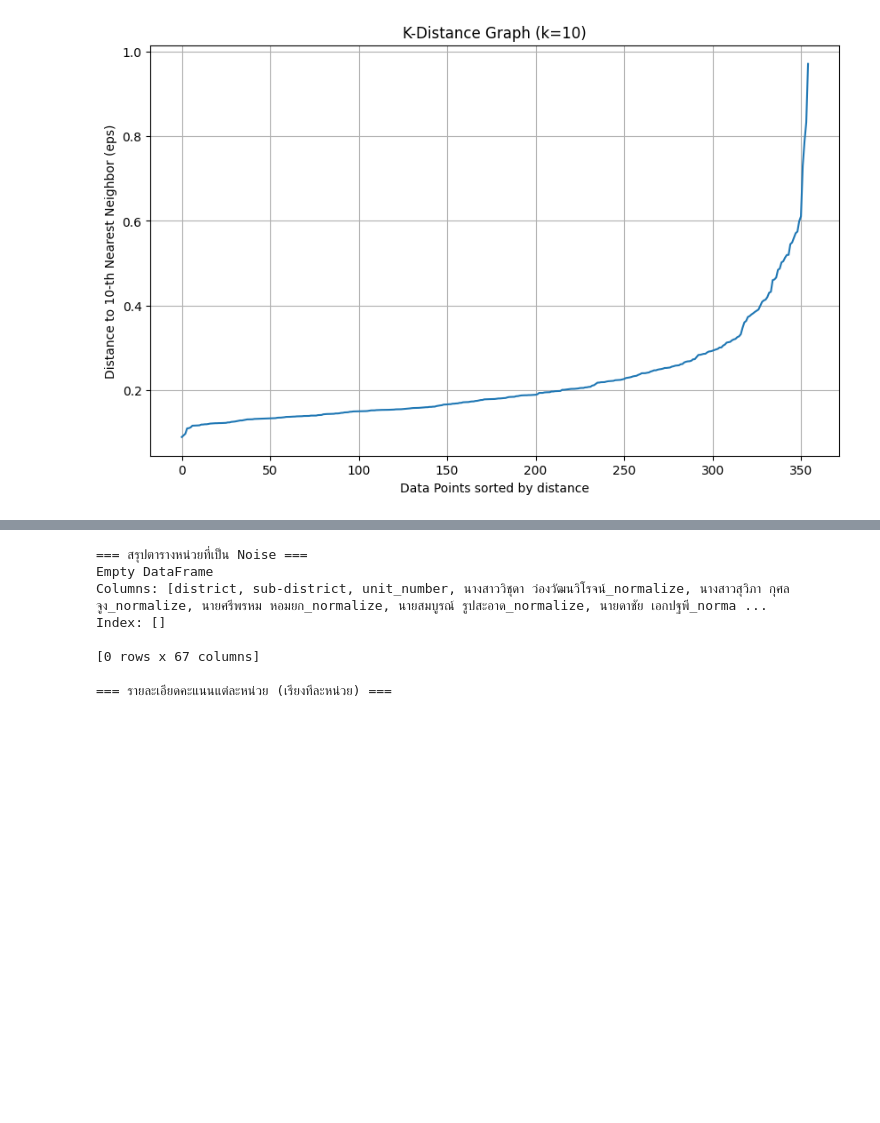
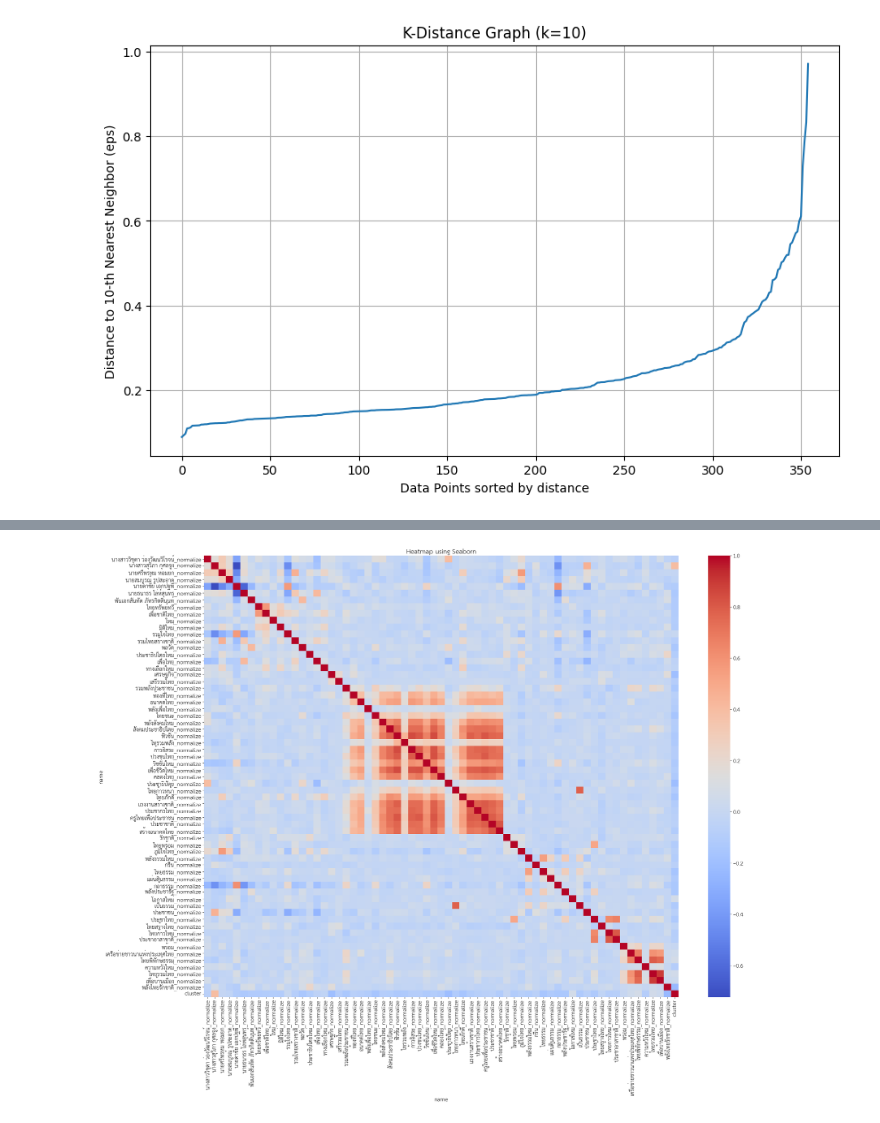
Before and after one commit to PhoengZ/lampang-area2-analyze, a Jupyter notebook: phao-analyze/clustering.ipynb, the cells around one changed output, grey strips where cells are left out. Drawn from its saved outputs; the diff is of its cells as text; code cells hidden in the pictures; blank space fills up the shorter version.

Commit message:
Update Heatmap correlation from feature to cluster

```diff
--- a/phao-analyze/clustering.ipynb
+++ b/phao-analyze/clustering.ipynb
@@ -4,3 +5,7 @@ import matplotlib.pyplot as plt
+# %%
+mpl.font_manager.fontManager.addfont('thsarabunnew-webfont.ttf')
+
+mpl.rc('font', family='TH Sarabun New', size=14)
 # %% [markdown]
 # Data Preparation
 # %%
@@ -263,6 +269,6 @@ plt.show()
 # %% [output]
 [figure]
 # %%
-print(k_distances[340:])
-# Use eps = 2.5
-eps = 2.5
+# print(k_distances[340:])
+# Use eps = 0.35
+eps = 0.35
@@ -283,48 +305,9 @@ Name: count, dtype: int64
 # %%
-# 1. กรองเฉพาะกลุ่มที่เป็น Noise (cluster == -1)
-noise_df = df_final[df_final['cluster'] == -1].copy()
+plt.figure(figsize=(28,21))
 
-# 2. ดึง Index กลับมาเป็นคอลัมน์ปกติ เพื่อให้ print ออกมาดูง่าย
-noise_df = noise_df.reset_index()
+sns.heatmap(df_final.corr(),cmap='coolwarm')
 
-# 3. เตรียมรายชื่อคอลัมน์ที่ต้องการดึงมาแสดงผล
-# เริ่มจากข้อมูลพื้นที่ก่อน
-columns_to_show = ['district', 'sub-district', 'unit_number']
-
-# วนลูปหาชื่อคอลัมน์ของคนและพรรค (เช็คทั้งชื่อปกติ และชื่อที่มี _normalize)
-for name in people_names + party_names:
-    if name in noise_df.columns:
-        columns_to_show.append(name)
-    elif name + "_normalize" in noise_df.columns:
-        columns_to_show.append(name + "_normalize")
-
-# 4. เลือกเฉพาะคอลัมน์ที่เราต้องการ
-result_df = noise_df[columns_to_show]
-
-# ---------------------------------------------------------
-# ทางเลือกในการ Print ผลลัพธ์
-# ---------------------------------------------------------
-
-# แบบที่ 1: Print แบบตาราง DataFrame ทั่วไป (เหมาะกับดูภาพรวม แต่อาจจะโดนตัด...ถ้าคอลัมน์เยอะ)
-print("=== สรุปตารางหน่วยที่เป็น Noise ===")
-print(result_df)
-
-# แบบที่ 2: Print เจาะลึกทีละหน่วยเลือกตั้ง (อ่านง่ายกว่าถ้ามี 57 พรรค)
-print("\n=== รายละเอียดคะแนนแต่ละหน่วย (เรียงทีละหน่วย) ===")
-for index, row in result_df.iterrows():
-    print(f"\n📍 อำเภอ: {row['district']} | ตำบล: {row['sub-district']} | หน่วยที่: {row['unit_number']}")
-
-    # พิมพ์คะแนนของแต่ละคน/พรรค (ข้ามอันที่เป็น 0 ไป จะได้ดูไม่รก)
-    for col in columns_to_show[3:]: # ข้าม 3 คอลัมน์แรก (พื้นที่)
-        val = row[col]
-        if val > 0: # โชว์เฉพาะพรรค/คน ที่มีคะแนนโหวตในหน่วยนั้น
-            print(f"   - {col}: {val:.4f}") # พิมพ์ทศนิยม 4 ตำแหน่ง
+plt.title("Heatmap using Seaborn")
+plt.show()
 # %% [output]
-=== สรุปตารางหน่วยที่เป็น Noise ===
-Empty DataFrame
-Columns: [district, sub-district, unit_number, นางสาววิชุดา ว่องวัฒนวิโรจน์_normalize, นางสาวสุวิภา กุศลจูง_normalize, นายศรีพรหม หอมยก_normalize, นายสมบูรณ์ รูปสะอาด_normalize, นายดาชัย เอกปฐพี_norma ...
-Index: []
-
-[0 rows x 67 columns]
-
-=== รายละเอียดคะแนนแต่ละหน่วย (เรียงทีละหน่วย) ===
+[figure, added]
```
Also changed, not shown: parts of 5 cells of this notebook, 2 other files.
